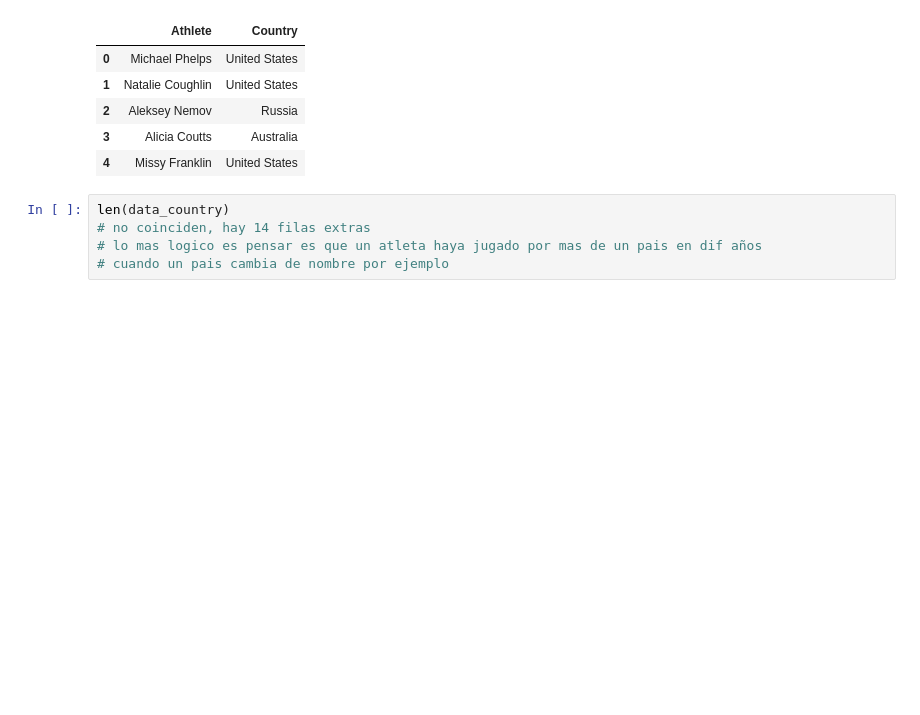
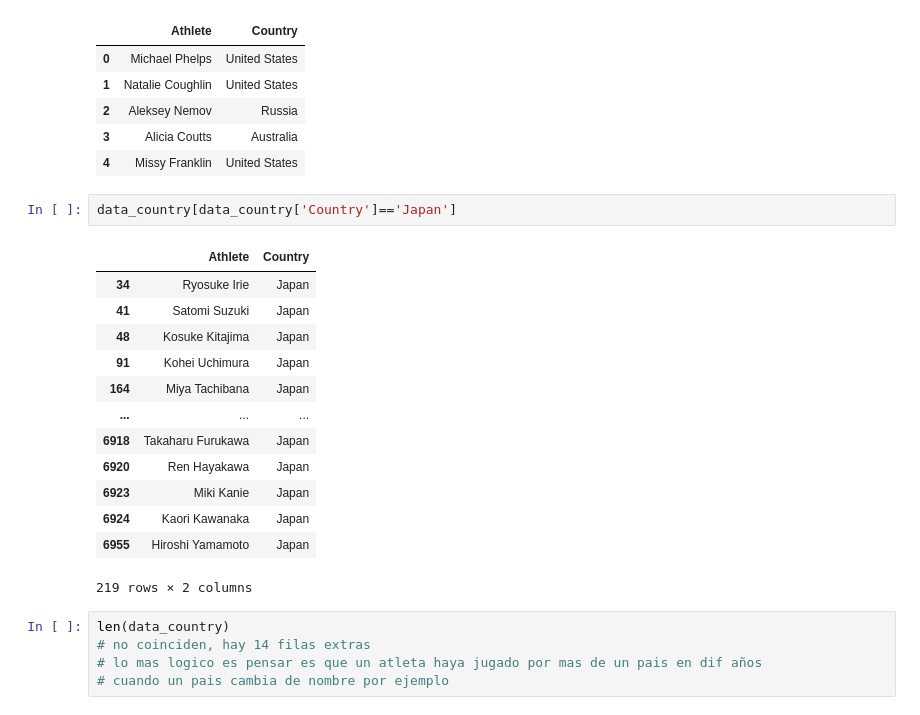
Before and after one commit to IvTole/python-pandas-taller, a Jupyter notebook: T7-Pandas-Concatenacion/T7 - Concatenación de Datos.ipynb, the cells around one changed output. Drawn from its saved outputs; the diff is of its cells as text; blank space fills up the shorter version.

```diff
--- a/T7-Pandas-Concatenacion/T7 - Concatenación de Datos.ipynb
+++ b/T7-Pandas-Concatenacion/T7 - Concatenación de Datos.ipynb
@@ -354,6 +364,22 @@ data_country.head()
 | 2 | Aleksey Nemov | Russia |
 | 3 | Alicia Coutts | Australia |
 | 4 | Missy Franklin | United States |
+# %%
+data_country[data_country['Country']=='Japan']
+# %% [output]
+|  | Athlete | Country |
+| 34 | Ryosuke Irie | Japan |
+| 41 | Satomi Suzuki | Japan |
+| 48 | Kosuke Kitajima | Japan |
+| 91 | Kohei Uchimura | Japan |
+| 164 | Miya Tachibana | Japan |
+| ... | ... | ... |
+| 6918 | Takaharu Furukawa | Japan |
+| 6920 | Ren Hayakawa | Japan |
+| 6923 | Miki Kanie | Japan |
+| 6924 | Kaori Kawanaka | Japan |
+| 6955 | Hiroshi Yamamoto | Japan |
+219 rows × 2 columns
 # %%
 len(data_country)
 # no coinciden, hay 14 filas extras
```
Also changed, not shown: parts of 12 cells of this notebook.
